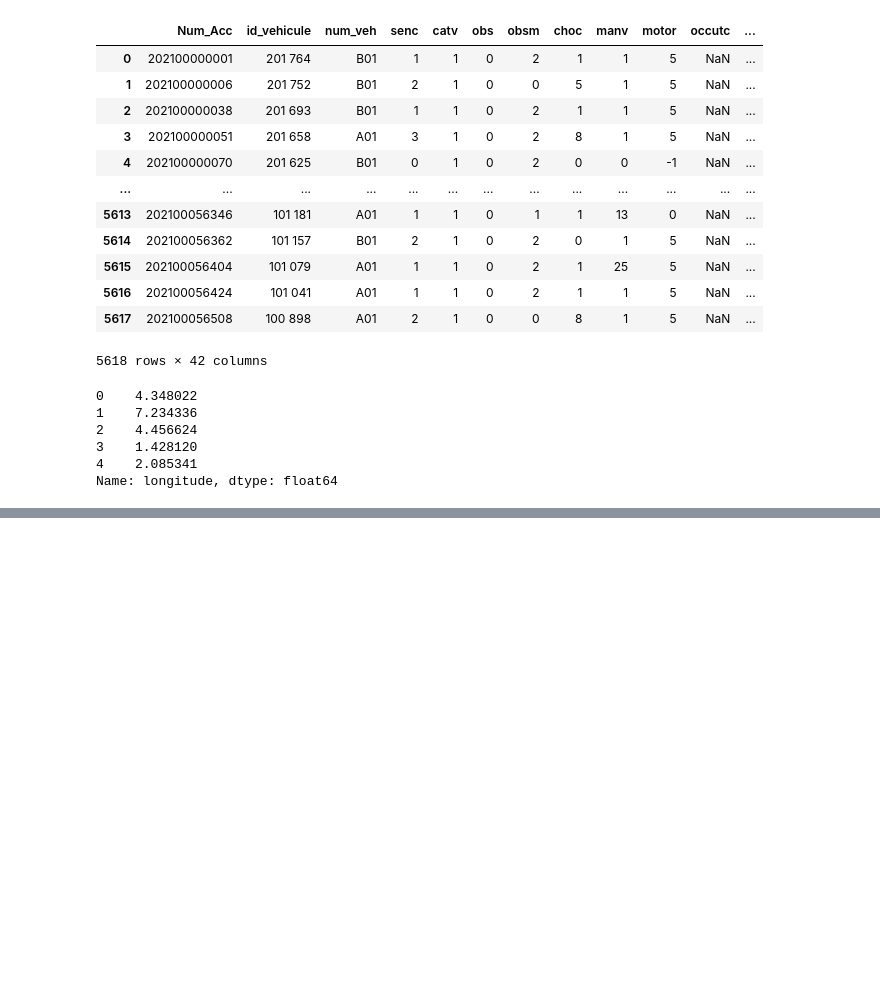
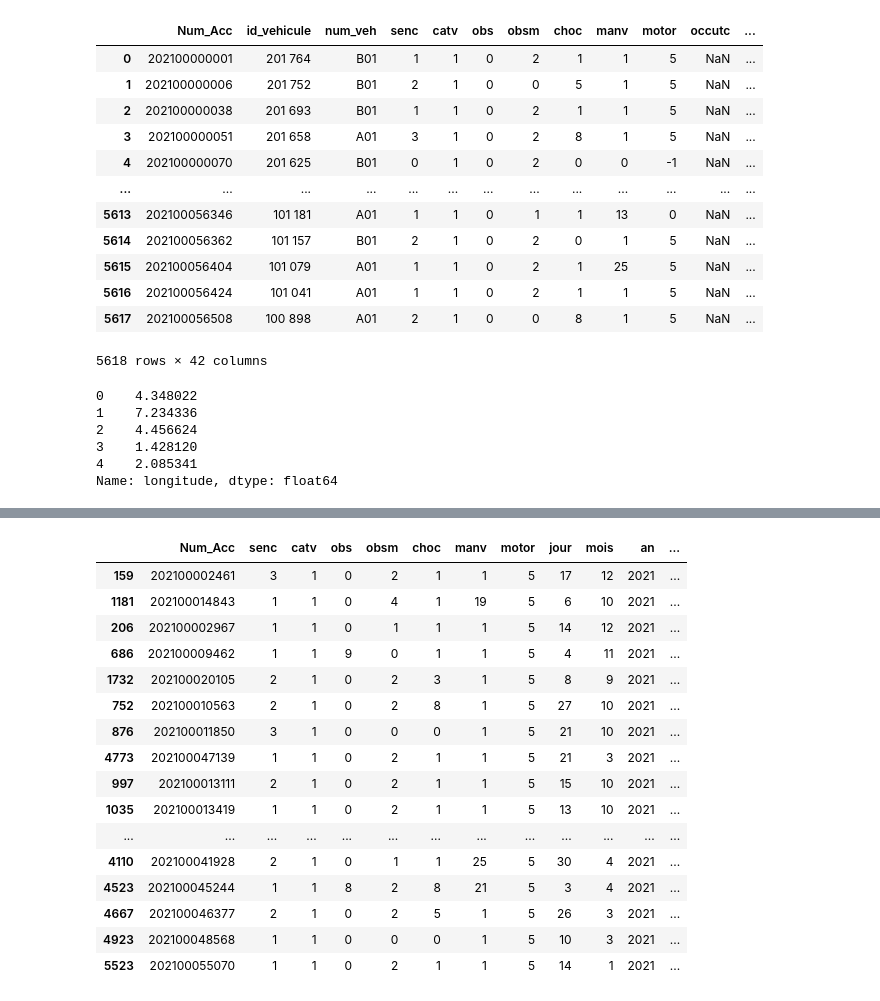
Before and after one commit to hitMaan351/Decision-support-for-cycle-track, a Jupyter notebook: notebooks/merging_acc_roads.ipynb, the cells around one changed output, grey strips where cells are left out. Cells and saved outputs as stored; diff of their text form; code cells hidden in the pictures; blank space fills up the shorter version.

```diff
--- a/merging_accident_voie.ipynb
+++ b/notebooks/merging_acc_roads.ipynb
@@ -426,0 +266,12 @@ Name: an, dtype: int64
+# %%
+for j in range(len(liste_df_voie)):
+    print(j)
+    for i, point in liste_df[j].iterrows():
+        liste_df[j].at[i,"distance"] = liste_df_voie[j].distance(point.geometry).min()
+# %%
+for i, point in liste_df[0].iterrows():
+    liste_df[0].at[i,"distance"] = liste_df_voie[0].distance(point.geometry).min()
+    liste_df[0].at[i,"nearest_road"] = liste_df_voie[0].distance(point.geometry).idxmin()
+
+liste_df[0]["nearest_road"] = liste_df[0]["nearest_road"].astype('int')
+liste_df[0]
@@ -426,0 +282,5 @@ Name: an, dtype: int64
+# %%
+liste_merged = []
+liste_merged.append((liste_df[0].merge(liste_df_voie[0], left_on='nearest_road', right_index=True)))
+
+liste_merged[0]
@@ -426,0 +291,10 @@ Name: an, dtype: int64
+# %%
+for i, point in liste_df[1].iterrows():
+    liste_df[1].at[i,"distance"] = liste_df_voie[1].distance(point.geometry).min()
+    liste_df[1].at[i,"nearest_road"] = liste_df_voie[1].distance(point.geometry).idxmin()
+
+liste_df[1]["nearest_road"] = liste_df[1]["nearest_road"].astype('int')
+
+liste_merged.append((liste_df[1].merge(liste_df_voie[1], left_on='nearest_road', right_index=True)))
+
+liste_merged[1]
@@ -426,0 +315,28 @@ Name: an, dtype: int64
+# %%
+for i, point in liste_df[2].iterrows():
+    liste_df[2].at[i,"distance"] = liste_df_voie[2].distance(point.geometry).min()
+    liste_df[2].at[i,"nearest_road"] = liste_df_voie[2].distance(point.geometry).idxmin()
+
+liste_df[2]["nearest_road"] = liste_df[2]["nearest_road"].astype('int')
+
+liste_merged.append((liste_df[2].merge(liste_df_voie[2], left_on='nearest_road', right_index=True)))
+
+liste_merged[2]
+# %% [output]
+|  | Num_Acc | senc | catv | obs | obsm | choc | manv | motor | jour | mois | an | ... |
+| 159 | 202100002461 | 3 | 1 | 0 | 2 | 1 | 1 | 5 | 17 | 12 | 2021 | ... |
+| 1181 | 202100014843 | 1 | 1 | 0 | 4 | 1 | 19 | 5 | 6 | 10 | 2021 | ... |
+| 206 | 202100002967 | 1 | 1 | 0 | 1 | 1 | 1 | 5 | 14 | 12 | 2021 | ... |
+| 686 | 202100009462 | 1 | 1 | 9 | 0 | 1 | 1 | 5 | 4 | 11 | 2021 | ... |
+| 1732 | 202100020105 | 2 | 1 | 0 | 2 | 3 | 1 | 5 | 8 | 9 | 2021 | ... |
+| 752 | 202100010563 | 2 | 1 | 0 | 2 | 8 | 1 | 5 | 27 | 10 | 2021 | ... |
+| 876 | 202100011850 | 3 | 1 | 0 | 0 | 0 | 1 | 5 | 21 | 10 | 2021 | ... |
+| 4773 | 202100047139 | 1 | 1 | 0 | 2 | 1 | 1 | 5 | 21 | 3 | 2021 | ... |
+| 997 | 202100013111 | 2 | 1 | 0 | 2 | 1 | 1 | 5 | 15 | 10 | 2021 | ... |
+| 1035 | 202100013419 | 1 | 1 | 0 | 2 | 1 | 1 | 5 | 13 | 10 | 2021 | ... |
+| ... | ... | ... | ... | ... | ... | ... | ... | ... | ... | ... | ... | ... |
+| 4110 | 202100041928 | 2 | 1 | 0 | 1 | 1 | 25 | 5 | 30 | 4 | 2021 | ... |
+| 4523 | 202100045244 | 1 | 1 | 8 | 2 | 8 | 21 | 5 | 3 | 4 | 2021 | ... |
+| 4667 | 202100046377 | 2 | 1 | 0 | 2 | 5 | 1 | 5 | 26 | 3 | 2021 | ... |
+| 4923 | 202100048568 | 1 | 1 | 0 | 0 | 0 | 1 | 5 | 10 | 3 | 2021 | ... |
+| 5523 | 202100055070 | 1 | 1 | 0 | 2 | 1 | 1 | 5 | 14 | 1 | 2021 | ... |
```
Also changed, not shown: parts of 49 cells of this notebook, 1 other file.
